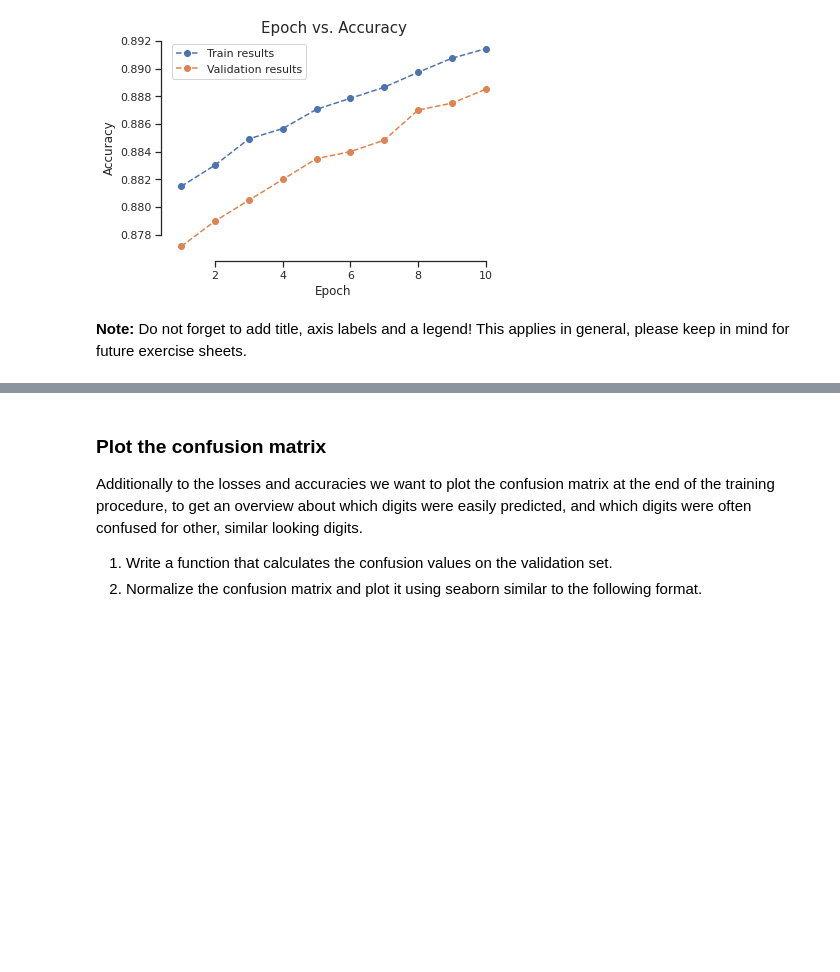
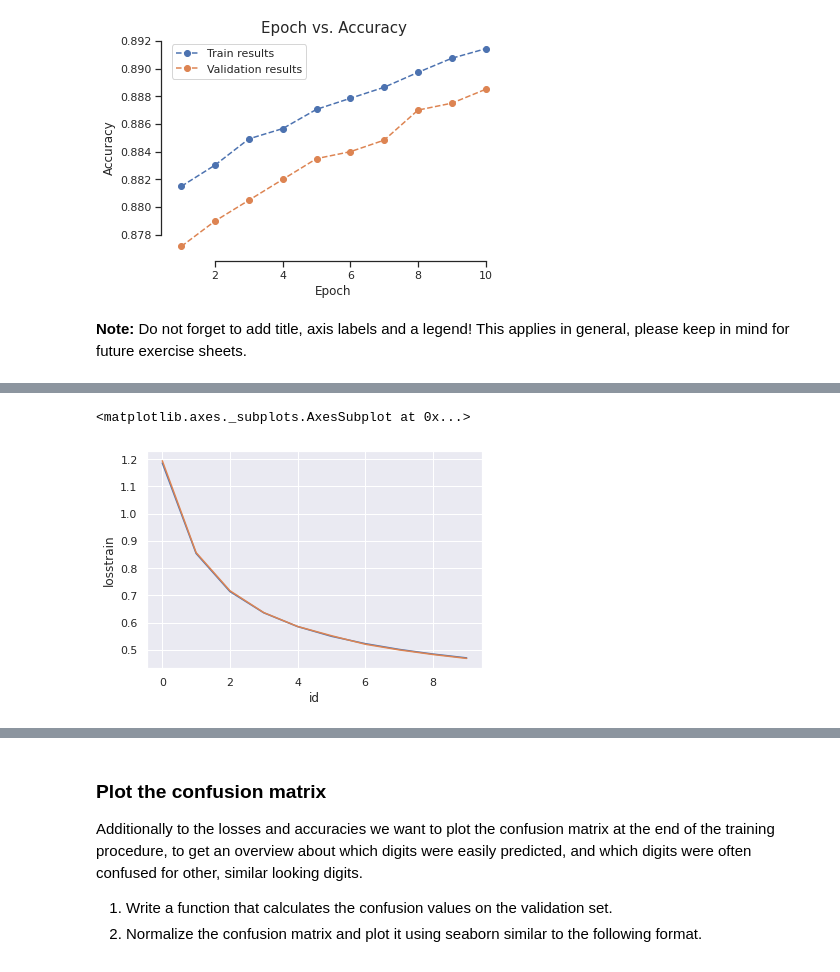
Before and after one commit to jonaden94/deepl-ecker-21-22, a Jupyter notebook: Ex1_2021.ipynb, the cells around one changed output, grey strips where cells are left out. Cells and saved outputs as stored; diff of their text form; code cells hidden in the pictures; blank space fills up the shorter version.

```diff
--- a/Ex1_2021.ipynb
+++ b/Ex1_2021.ipynb
@@ -637,0 +662,5 @@ loss_acc(train_dataloader, 2)
+# %%
+# to ensure reset weight reinit model
+model = LogisticRegression(input_dim, output_dim).cuda()
+optimizer = torch.optim.SGD(model.parameters(), lr=lr)
+acctrain, losstrain, accval, lossval = loss_acc(train_dataloader, val_dataloader, epochs=10)
@@ -638,5 +678,7 @@ loss_acc(train_dataloader, 2)
 # %%
 # TODO write a validation function that calculates the loss and accuracy on the validation set
 # you can also combine it with the training function
-print(losses)
+# see above
+data = pd.DataFrame(np.array([acctrain, accval, losstrain, lossval, np.arange(0, 10)]).T, columns=["acctrain", "accval", "losstrain", "lossval", "id"])
+data
 # %% [output]
@@ -656,0 +707,8 @@ num_epochs = 10
+# %%
+# TODO plot losses
+sb.set_theme(style="darkgrid")
+sb.lineplot(data=data, x="id", y="losstrain")
+sb.lineplot(data=data, x="id", y="lossval")
+# %% [output]
+<matplotlib.axes._subplots.AxesSubplot at 0x...>
+[figure, added]
```
Also changed, not shown: parts of 21 cells of this notebook.
